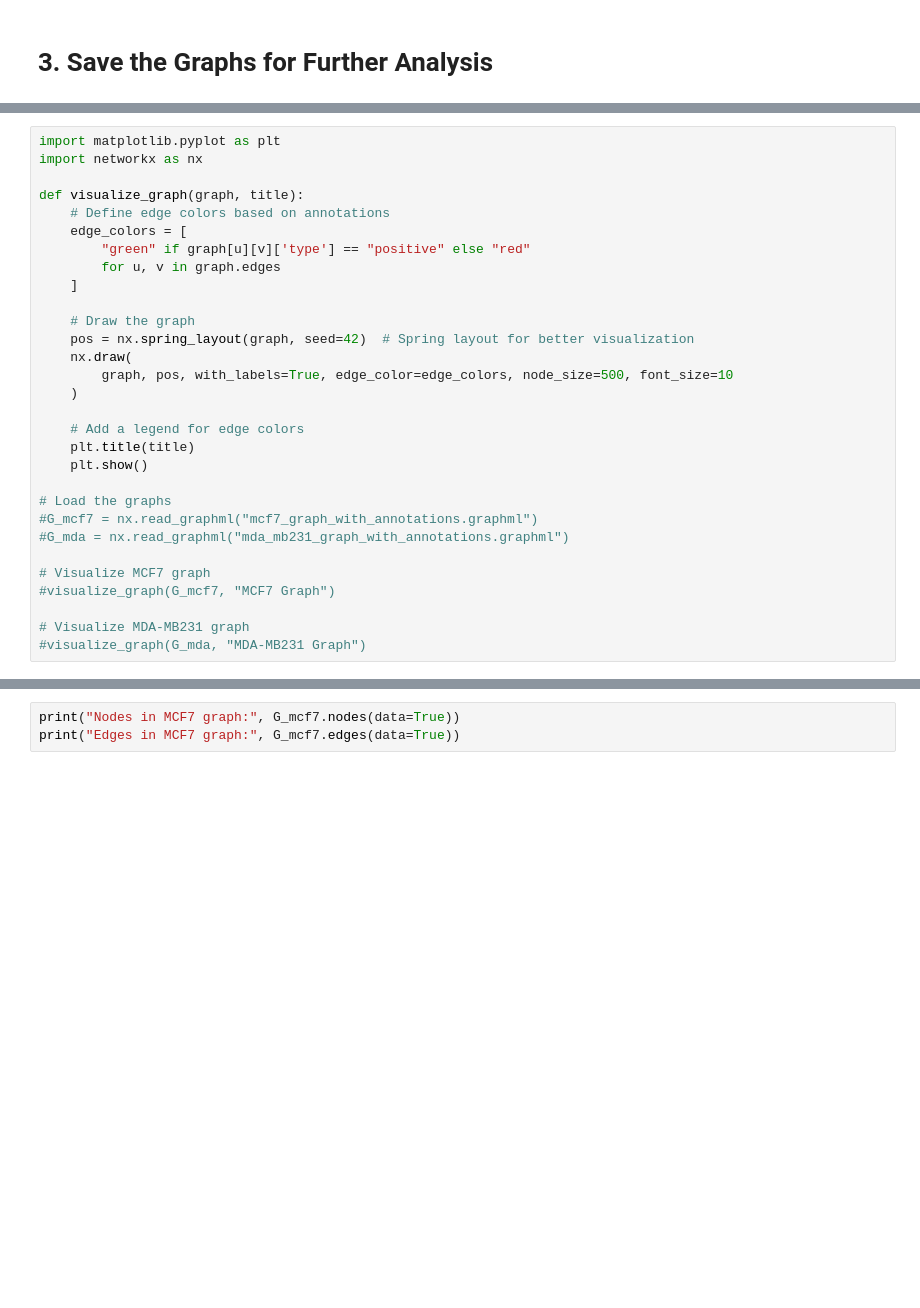
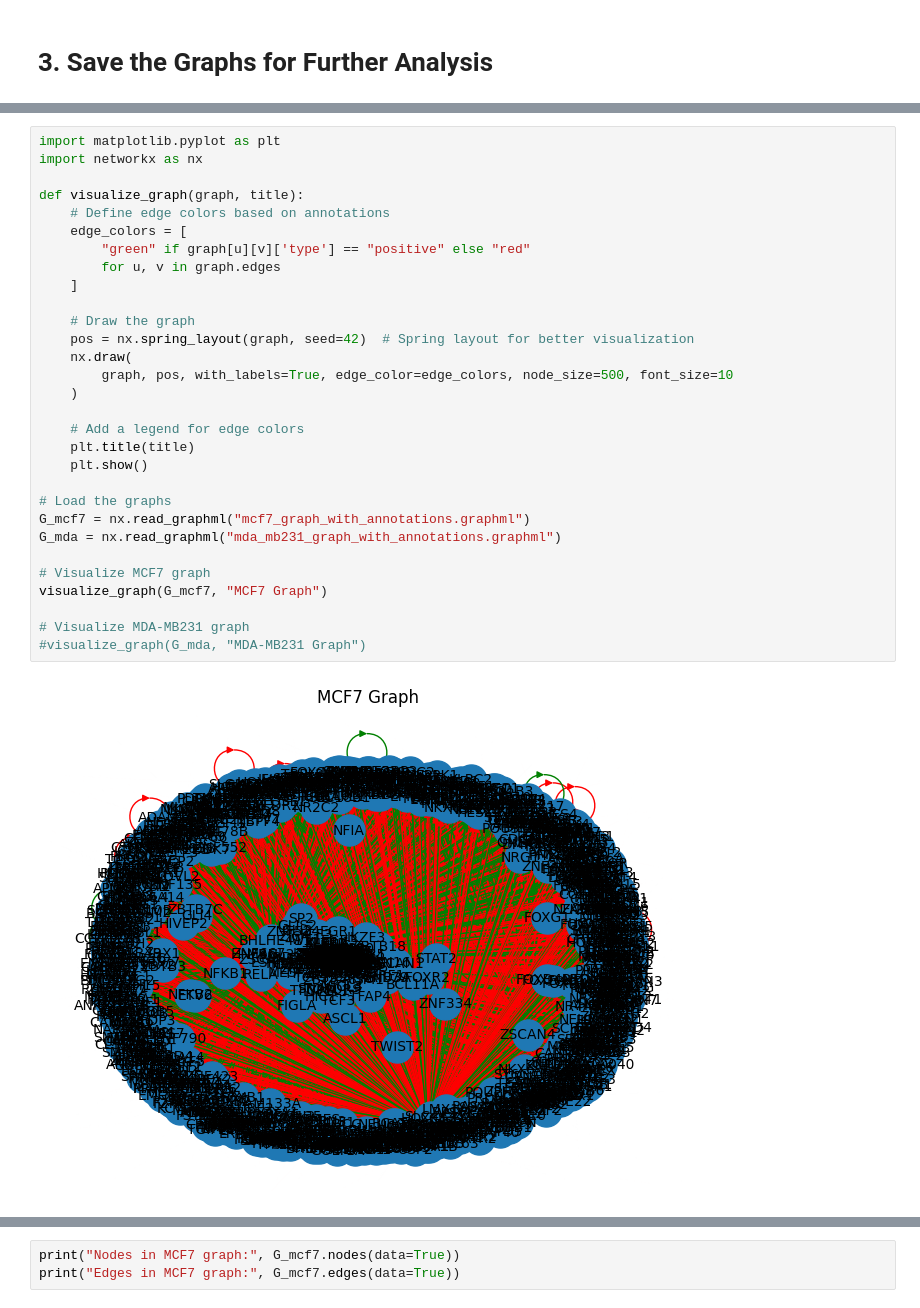
Before and after one commit to Guliko24/NetZoo_network, a Jupyter notebook: GRN_21_MCF7_vs_MDA-MB231_BrCA_TF_list.ipynb, the cells around one changed output, grey strips where cells are left out. Drawn from its saved outputs; the diff is of its cells as text; blank space fills up the shorter version.

```diff
--- a/GRN_21_MCF7_vs_MDA-MB231_BrCA_TF_list.ipynb
+++ b/GRN_21_MCF7_vs_MDA-MB231_BrCA_TF_list.ipynb
@@ -799,33 +916,35 @@ print("Graphs saved with annotated edges.")
 # %%
 import matplotlib.pyplot as plt
 import networkx as nx
 
 def visualize_graph(graph, title):
     # Define edge colors based on annotations
     edge_colors = [
         "green" if graph[u][v]['type'] == "positive" else "red"
         for u, v in graph.edges
     ]
 
     # Draw the graph
     pos = nx.spring_layout(graph, seed=42)  # Spring layout for better visualization
     nx.draw(
         graph, pos, with_labels=True, edge_color=edge_colors, node_size=500, font_size=10
     )
 
     # Add a legend for edge colors
     plt.title(title)
     plt.show()
 
 # Load the graphs
-#G_mcf7 = nx.read_graphml("mcf7_graph_with_annotations.graphml")
-#G_mda = nx.read_graphml("mda_mb231_graph_with_annotations.graphml")
+G_mcf7 = nx.read_graphml("mcf7_graph_with_annotations.graphml")
+G_mda = nx.read_graphml("mda_mb231_graph_with_annotations.graphml")
 
 # Visualize MCF7 graph
-#visualize_graph(G_mcf7, "MCF7 Graph")
+visualize_graph(G_mcf7, "MCF7 Graph")
 
 # Visualize MDA-MB231 graph
 #visualize_graph(G_mda, "MDA-MB231 Graph")
+# %% [output]
+[figure, added]
 # %%
 # Visualize MDA-MB231 graph
 visualize_graph(G_mda, "MDA-MB231 Graph")
```
Also changed, not shown: parts of 14 cells of this notebook.
